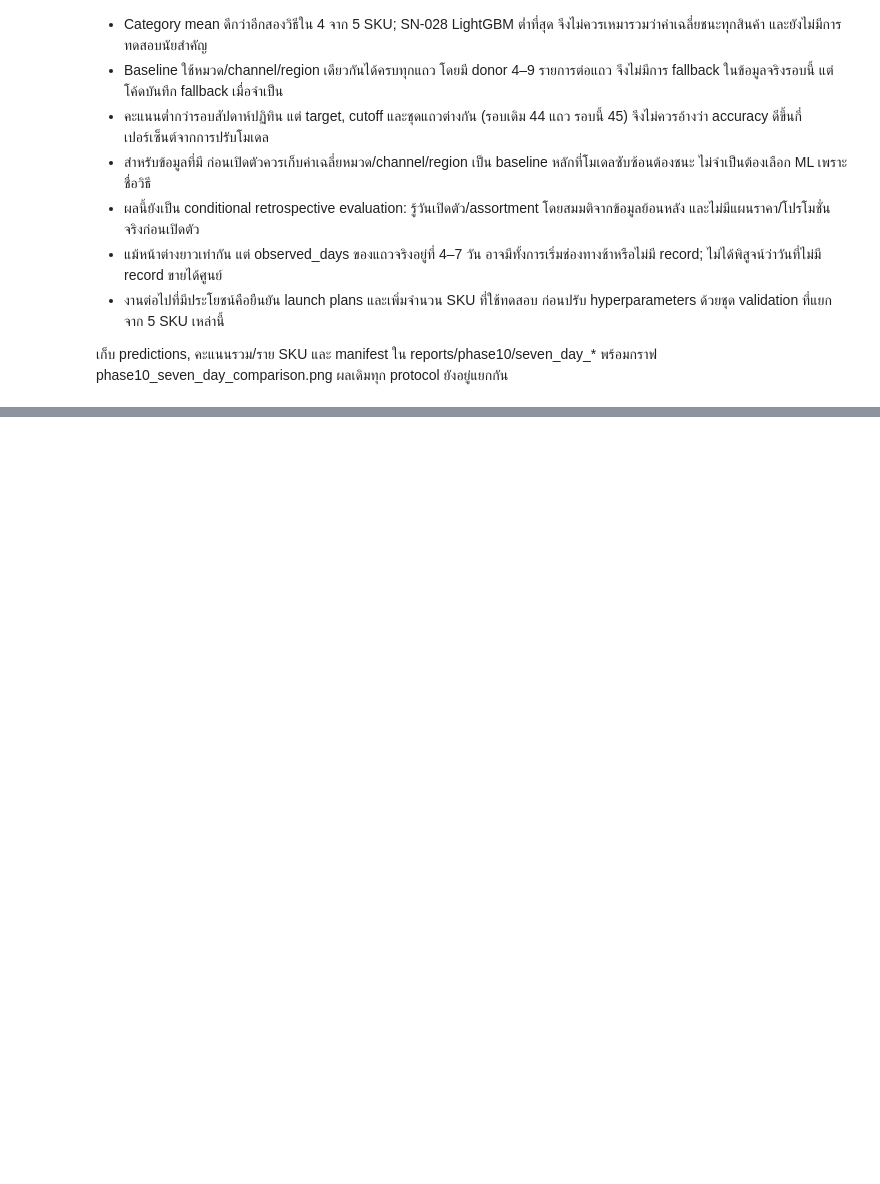
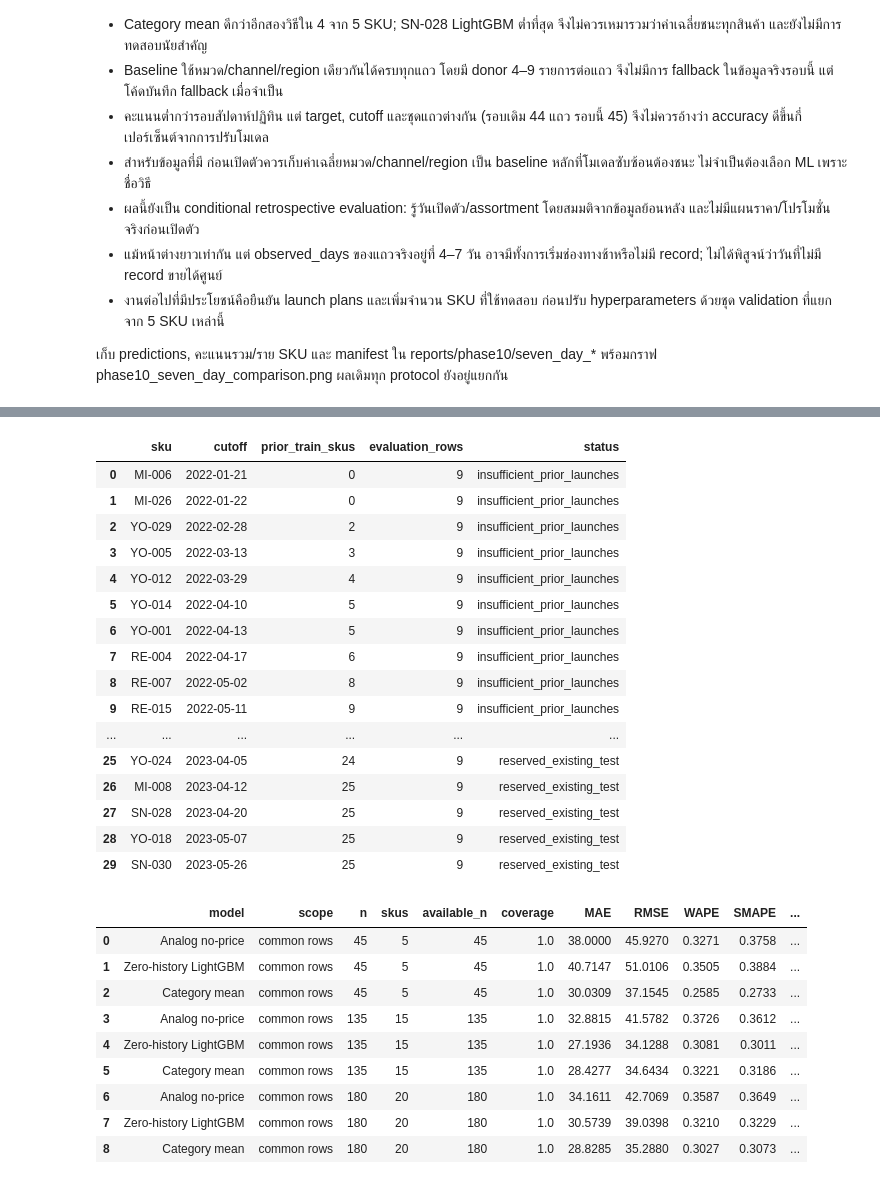
Before and after one commit to thitiwutsuk/Forecasting-FMCG-Daily-Sales, a Jupyter notebook: notebooks/04_cold_start/10_cold_start.ipynb, the cells around one changed output, grey strips where cells are left out. Saved outputs shown, nothing was run; the diff lists cells and outputs as text; code cells hidden in the pictures; blank space fills up the shorter version.

```diff
--- a/notebooks/04_cold_start/10_cold_start.ipynb
+++ b/notebooks/04_cold_start/10_cold_start.ipynb
@@ -681,0 +701,79 @@ plt.show()
+# %%
+from models.cold_start_validation import chronological_extension, summarize_predictions, sku_bootstrap_differences
+
+extension_predictions, launch_eligibility = chronological_extension(seven_records, COLD_START_SKUS, min_train_skus=10)
+assert not extension_predictions.sku.isin(COLD_START_SKUS).any()
+assert extension_predictions.train_skus.ge(10).all()
+assert (extension_predictions.train_label_available_max <= extension_predictions.train_cutoff).all()
+reserved_predictions = seven_predictions.copy()
+reserved_predictions['cohort'] = 'existing_five_skus'
+closing_predictions = pd.concat([reserved_predictions, extension_predictions], ignore_index=True)
+assert not closing_predictions.duplicated(['sku', 'channel', 'region']).any()
+closing_scores, closing_by_sku, closing_uncertainty = [], [], []
+for cohort, part in [('existing_five_skus', reserved_predictions),
+                     ('chronological_extension', extension_predictions), ('combined', closing_predictions)]:
+    summary_part, sku_part = summarize_predictions(part)
+    summary_part['cohort'] = cohort
+    sku_part['cohort'] = cohort
+    uncertainty_part = sku_bootstrap_differences(part, repetitions=2000, seed=42)
+    uncertainty_part['cohort'] = cohort
+    closing_scores.append(summary_part)
+    closing_by_sku.append(sku_part)
+    closing_uncertainty.append(uncertainty_part)
+closing_scores = pd.concat(closing_scores, ignore_index=True)
+closing_by_sku = pd.concat(closing_by_sku, ignore_index=True)
+closing_uncertainty = pd.concat(closing_uncertainty, ignore_index=True)
+display(launch_eligibility)
+display(closing_scores.round(4))
+display(closing_uncertainty.round(4))
+display(closing_predictions.groupby(['cohort', 'baseline_level']).agg(
+    rows=('sku', 'size'), skus=('sku', 'nunique'), min_donors=('baseline_donors', 'min')))
+
+closing_predictions.to_csv(output_dir / 'closing_predictions.csv', index=False)
+launch_eligibility.to_csv(output_dir / 'closing_eligibility.csv', index=False)
+closing_scores.to_csv(output_dir / 'closing_scores.csv', index=False)
+closing_by_sku.to_csv(output_dir / 'closing_by_sku.csv', index=False)
+closing_uncertainty.to_csv(output_dir / 'closing_uncertainty.csv', index=False)
+closing_manifest = dict(seven_manifest)
+closing_manifest.update({
+    'protocol': 'chronological retrospective robustness extension; no model tuning',
+    'selection_rule': 'all non-reserved SKU launches with >=10 completed prior non-reserved SKU launch windows',
+    'reserved_skus_excluded_from_all_training': COLD_START_SKUS,
+    'extension_skus': sorted(extension_predictions.sku.unique().tolist()),
+    'evaluation_rows': len(closing_predictions), 'evaluation_skus': closing_predictions.sku.nunique(),
+    'bootstrap': {'unit': 'SKU cluster', 'repetitions': 2000, 'seed': 42,
+                  'interval': 'paired percentile 95%, conditional on observed SKUs'},
+    'limitations': ['same simulated dataset; not an independent external test',
+        'launch schedule and assortment inferred retrospectively', 'no verified planned price or promotion',
+        'earliest launches excluded by stated minimum-history rule',
+        'sparse daily records not imputed; no production demand guarantee',
+        'bootstrap does not model temporal dependence between fitted training sets']})
+_ = (output_dir / 'closing_manifest.json').write_text(json.dumps(closing_manifest, ensure_ascii=False, indent=2) + '\n', encoding='utf-8')
+# %% [output]
+|  | sku | cutoff | prior_train_skus | evaluation_rows | status |
+| 0 | MI-006 | 2022-01-21 | 0 | 9 | insufficient_prior_launches |
+| 1 | MI-026 | 2022-01-22 | 0 | 9 | insufficient_prior_launches |
+| 2 | YO-029 | 2022-02-28 | 2 | 9 | insufficient_prior_launches |
+| 3 | YO-005 | 2022-03-13 | 3 | 9 | insufficient_prior_launches |
+| 4 | YO-012 | 2022-03-29 | 4 | 9 | insufficient_prior_launches |
+| 5 | YO-014 | 2022-04-10 | 5 | 9 | insufficient_prior_launches |
+| 6 | YO-001 | 2022-04-13 | 5 | 9 | insufficient_prior_launches |
+| 7 | RE-004 | 2022-04-17 | 6 | 9 | insufficient_prior_launches |
+| 8 | RE-007 | 2022-05-02 | 8 | 9 | insufficient_prior_launches |
+| 9 | RE-015 | 2022-05-11 | 9 | 9 | insufficient_prior_launches |
+| ... | ... | ... | ... | ... | ... |
+| 25 | YO-024 | 2023-04-05 | 24 | 9 | reserved_existing_test |
+| 26 | MI-008 | 2023-04-12 | 25 | 9 | reserved_existing_test |
+| 27 | SN-028 | 2023-04-20 | 25 | 9 | reserved_existing_test |
+| 28 | YO-018 | 2023-05-07 | 25 | 9 | reserved_existing_test |
+| 29 | SN-030 | 2023-05-26 | 25 | 9 | reserved_existing_test |
+|  | model | scope | n | skus | available_n | coverage | MAE | RMSE | WAPE | SMAPE | ... |
+| 0 | Analog no-price | common rows | 45 | 5 | 45 | 1.0 | 38.0000 | 45.9270 | 0.3271 | 0.3758 | ... |
+| 1 | Zero-history LightGBM | common rows | 45 | 5 | 45 | 1.0 | 40.7147 | 51.0106 | 0.3505 | 0.3884 | ... |
+| 2 | Category mean | common rows | 45 | 5 | 45 | 1.0 | 30.0309 | 37.1545 | 0.2585 | 0.2733 | ... |
+| 3 | Analog no-price | common rows | 135 | 15 | 135 | 1.0 | 32.8815 | 41.5782 | 0.3726 | 0.3612 | ... |
+| 4 | Zero-history LightGBM | common rows | 135 | 15 | 135 | 1.0 | 27.1936 | 34.1288 | 0.3081 | 0.3011 | ... |
+| 5 | Category mean | common rows | 135 | 15 | 135 | 1.0 | 28.4277 | 34.6434 | 0.3221 | 0.3186 | ... |
+| 6 | Analog no-price | common rows | 180 | 20 | 180 | 1.0 | 34.1611 | 42.7069 | 0.3587 | 0.3649 | ... |
+| 7 | Zero-history LightGBM | common rows | 180 | 20 | 180 | 1.0 | 30.5739 | 39.0398 | 0.3210 | 0.3229 | ... |
+| 8 | Category mean | common rows | 180 | 20 | 180 | 1.0 | 28.8285 | 35.2880 | 0.3027 | 0.3073 | ... |
```
Also changed, not shown: parts of 4 cells of this notebook, 10 other files.
